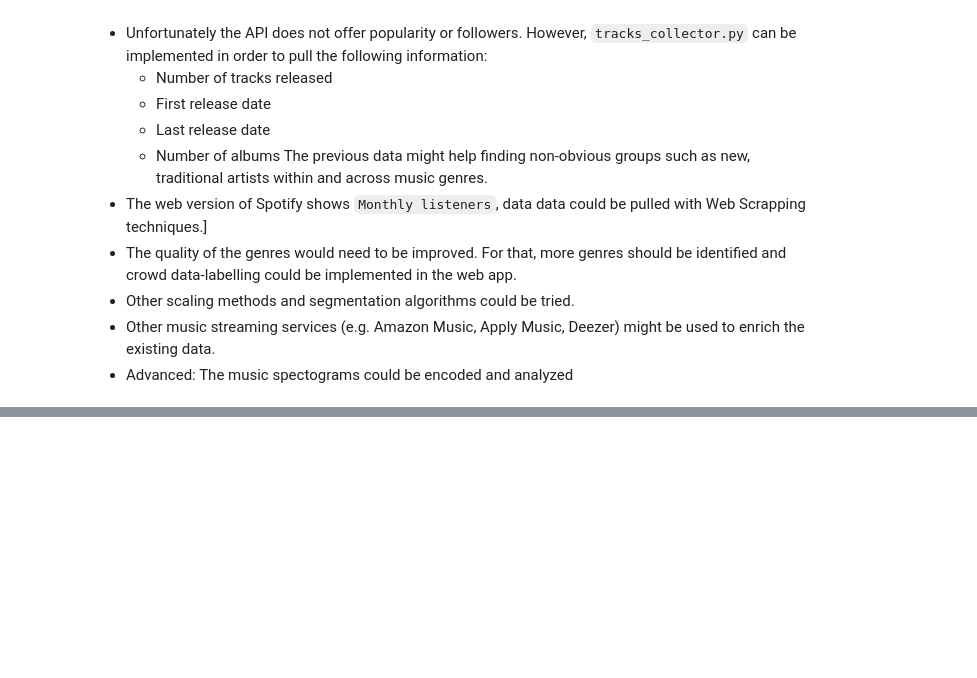
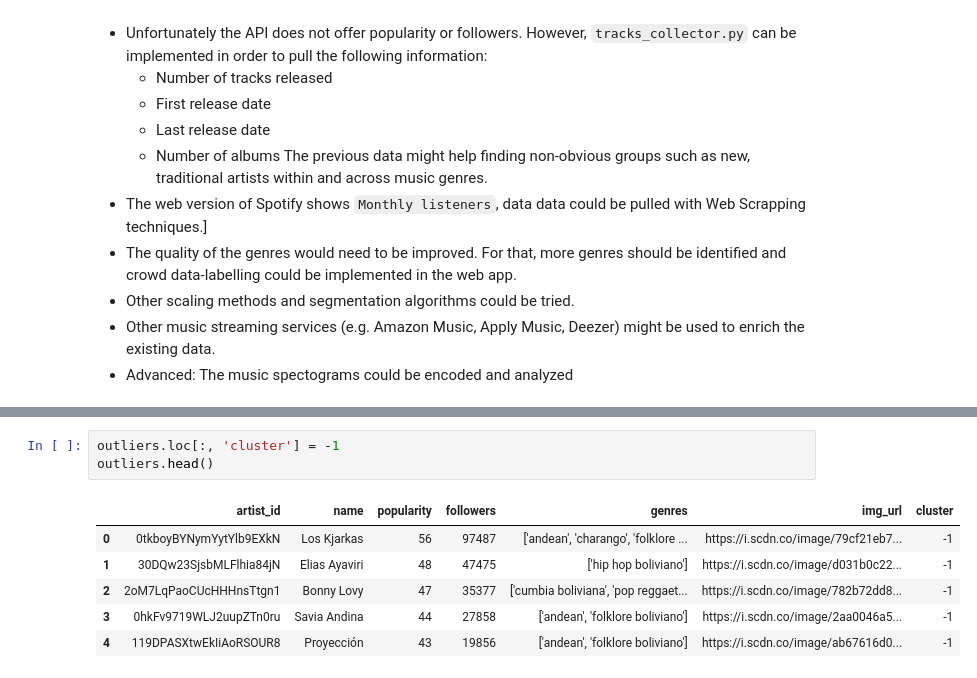
Before and after one commit to leanguardia/bolivian-music, a Jupyter notebook: Capstone-Project.ipynb, the cells around one changed output, grey strips where cells are left out. Cells and saved outputs as stored; diff of their text form; blank space fills up the shorter version.

```diff
--- a/Capstone-Project.ipynb
+++ b/Capstone-Project.ipynb
@@ -616,0 +638,10 @@ The previous data might help finding non-obvious groups such as new, traditional
+# %%
+outliers.loc[:, 'cluster'] = -1
+outliers.head()
+# %% [output]
+|  | artist_id | name | popularity | followers | genres | img_url | cluster |
+| 0 | 0tkboyBYNymYytYlb9EXkN | Los Kjarkas | 56 | 97487 | ['andean', 'charango', 'folklore ... | https://i.scdn.co/image/79cf21eb7... | -1 |
+| 1 | 30DQw23SjsbMLFlhia84jN | Elias Ayaviri | 48 | 47475 | ['hip hop boliviano'] | https://i.scdn.co/image/d031b0c22... | -1 |
+| 2 | 2oM7LqPaoCUcHHHnsTtgn1 | Bonny Lovy | 47 | 35377 | ['cumbia boliviana', 'pop reggaet... | https://i.scdn.co/image/782b72dd8... | -1 |
+| 3 | 0hkFv9719WLJ2uupZTn0ru | Savia Andina | 44 | 27858 | ['andean', 'folklore boliviano'] | https://i.scdn.co/image/2aa0046a5... | -1 |
+| 4 | 119DPASXtwEkIiAoRSOUR8 | Proyección | 43 | 19856 | ['andean', 'folklore boliviano'] | https://i.scdn.co/image/ab67616d0... | -1 |
```
Also changed, not shown: parts of 12 cells of this notebook, 1 other file.
